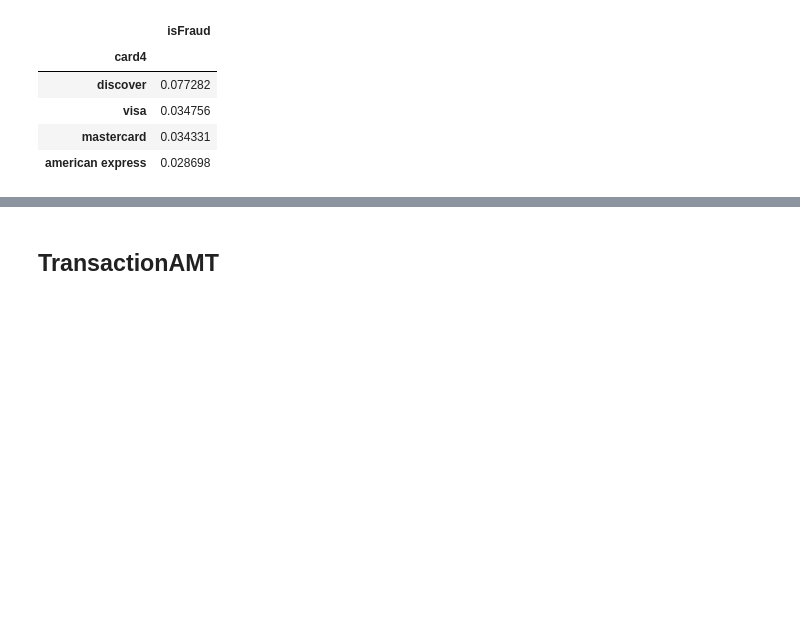
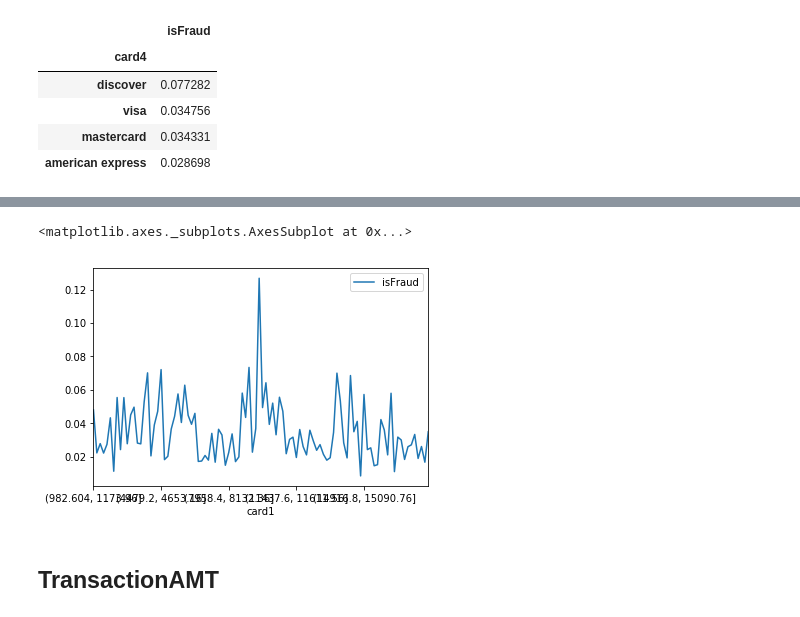
Before and after one commit to crawftv/IEEE-CIS-Fraud-Detection, a Jupyter notebook: d.ipynb, the cells around one changed output, grey strips where cells are left out. Saved outputs shown, nothing was run; the diff lists cells and outputs as text; code cells hidden in the pictures; blank space fills up the shorter version.

```diff
--- a/d.ipynb
+++ b/d.ipynb
@@ -202,3 +232,9 @@ pd.pivot_table(df_r,values="isFraud",index=["card4"]).sort_values(by='isFraud',a
+# %%
+df_r = pd.concat([pd.cut(X_train_full["card1"],100),y_train_full], axis=1)
+pd.pivot_table(df_r,values="isFraud",index=["card1"]).sort_values(by='isFraud',ascending=False).sort_index().plot()
+# %% [output]
+<matplotlib.axes._subplots.AxesSubplot at 0x...>
+[figure, added]
 # %% [markdown]
 ## TransactionAMT
 # %%
```
Also changed, not shown: parts of 58 cells of this notebook.
